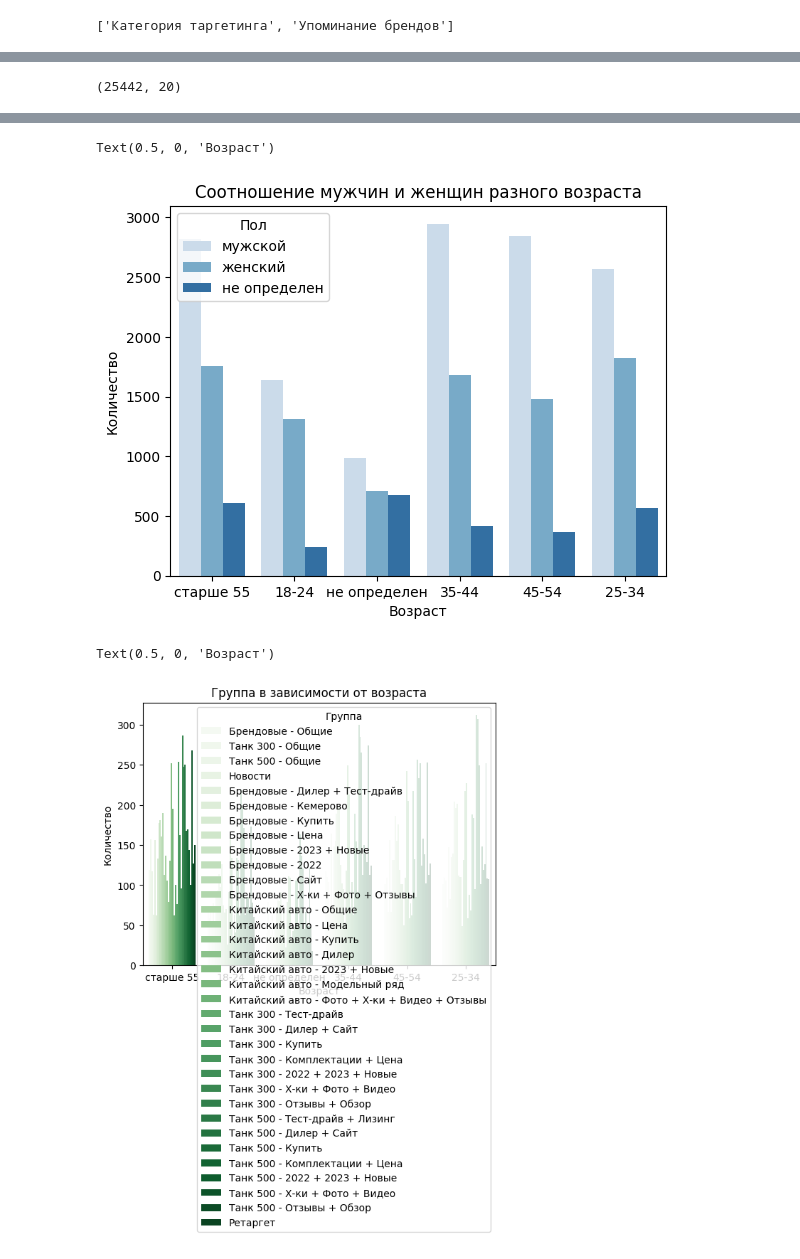
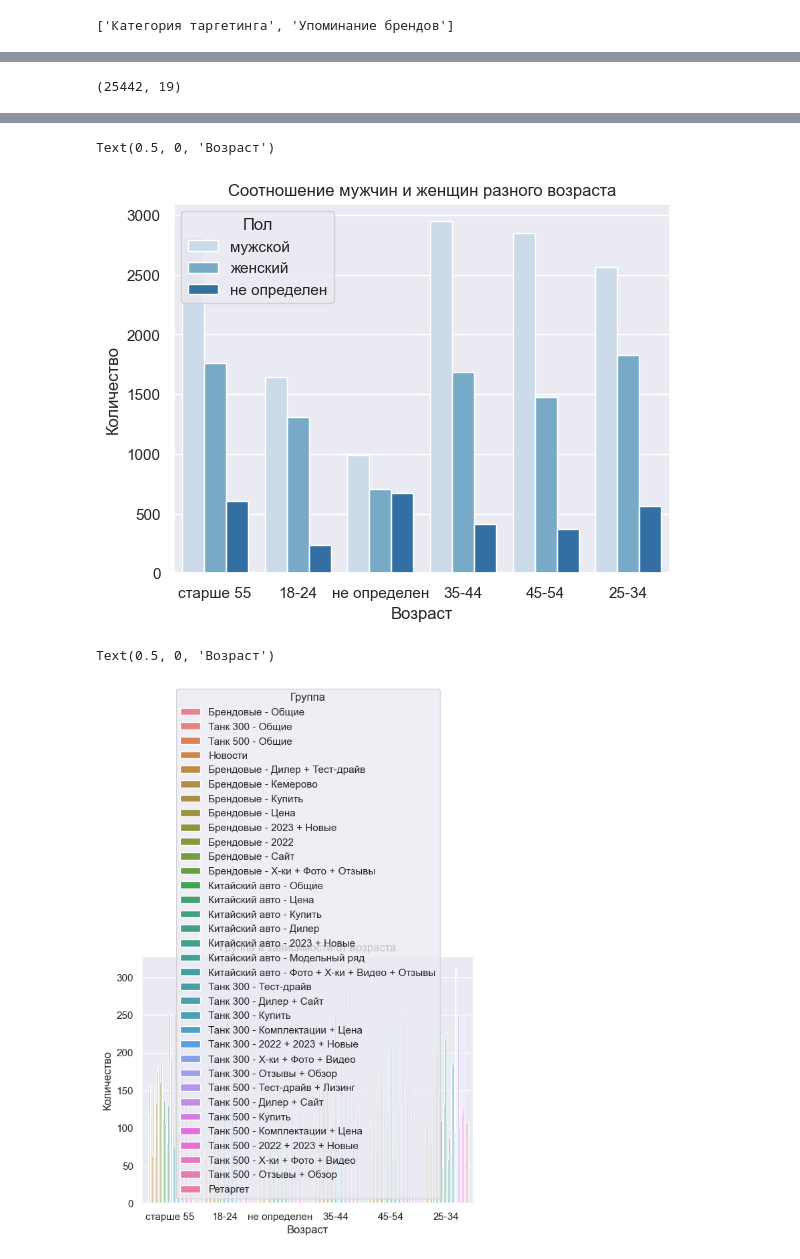
Before and after one commit to neZorinEgor/AdsAnalyzer, a Jupyter notebook: analys/main.ipynb, the cells around one changed output, grey strips where cells are left out. Drawn from its saved outputs; the diff is of its cells as text; code cells hidden in the pictures.

```diff
--- a/analys/main.ipynb
+++ b/analys/main.ipynb
@@ -166,12 +166,14 @@ memory usage: 6.6+ MB
 culumns_to_drop = [
     "Формат", "Размер изображения", 'Конверсия (%)/Клик по email', 'Конверсия (%)/GTM - Отправка всех форм', 'Конверсия (%)/Клик по номеру телефона', 'Цена цели (руб.)/Клик по email',
     "Цена цели (руб.)/GTM - Отправка всех форм", "Конверсии/Клик по email", "Конверсии/GTM - Отправка всех форм", "Конверсии/Клик по номеру телефона", "Рентабельность",
-    "Доля рекламных расходов/Клик по email", "Доля рекламных расходов/GTM - Отправка всех форм", "Доля рекламных расходов/Клик по номеру телефона"
+    "Доля рекламных расходов/Клик по email", "Доля рекламных расходов/GTM - Отправка всех форм", "Доля рекламных расходов/Клик по номеру телефона", "Цена цели (руб.)/Клик по номеру телефона"
 ]
+yan_df["Ср. цена клика (руб.)"].replace("-", -1, inplace=True)
+yan_df["Глубина (стр.)"].replace("-", -1, inplace=True)
 yan_df.drop(columns=culumns_to_drop, inplace=True)
 yan_df.shape
 # %% [output]
-(25442, 20)
+(25442, 19)
 # %%
 yan_df.head()
 # %% [output]
@@ -182,18 +184,19 @@ yan_df.head()
 | 3 | 09.10.2023 | Брендовые - Общие | 5297165573 | M-15104907055 | десктоп | женский | Остальные | 18-24 | ... |
 | 4 | 09.10.2023 | Брендовые - Общие | 5297165573 | M-15104907055 | десктоп | женский | Остальные | 35-44 | ... |
 # %%
+sns.set_theme()
 sns.countplot(data=yan_df, x='Возраст', hue='Пол', palette='Blues')
 plt.title('Соотношение мужчин и женщин разного возраста')
 plt.ylabel('Количество')
 plt.xlabel('Возраст')
 # %% [output]
 Text(0.5, 0, 'Возраст')
-[figure, old version]
+[figure, new version]
 # %%
-sns.countplot(data=yan_df, x='Возраст', hue='Группа', palette='Greens')
+sns.countplot(data=yan_df, x='Возраст', hue='Группа', legend=True)
 plt.title('Группа в зависимости от возраста')
 plt.ylabel('Количество')
 plt.xlabel('Возраст')
 # %% [output]
 Text(0.5, 0, 'Возраст')
-[figure, old version]
+[figure, new version]
```
Also changed, not shown: parts of 12 cells of this notebook.
